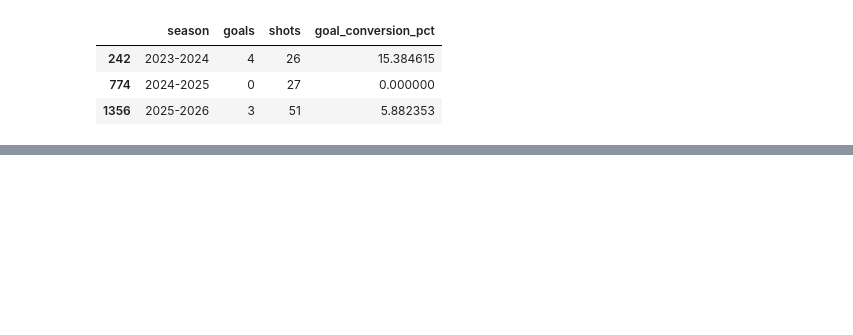
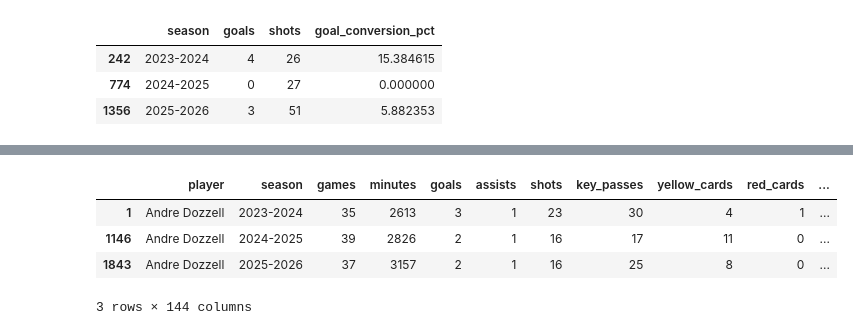
Before and after one commit to willwalker7/football-recruitment-analytics, a Jupyter notebook: notebooks/data_preprocessing.ipynb, the cells around one changed output, grey strips where cells are left out. Saved outputs shown, nothing was run; the diff lists cells and outputs as text; code cells hidden in the pictures; blank space fills up the shorter version.

Commit message:
update1: df_all_comps_processed

```diff
--- a/notebooks/data_preprocessing.ipynb
+++ b/notebooks/data_preprocessing.ipynb
@@ -1276,0 +1308,14 @@ df_domestic_processed.to_csv(
+# %%
+ALL_COMPS = [comp for comp in df["league"].value_counts().index if comp != 'All Competitions']
+# %%
+df_all_comps = df_domestic = df[df["league"].isin(ALL_COMPS)].copy()
+# %%
+df_all_comps_processed = aggregate_player_season(df_all_comps)
+# %%
+df_all_comps_processed[df_all_comps_processed['player'] == 'Andre Dozzell']
+# %% [output]
+|  | player | season | games | minutes | goals | assists | shots | key_passes | yellow_cards | red_cards | ... |
+| 1 | Andre Dozzell | 2023-2024 | 35 | 2613 | 3 | 1 | 23 | 30 | 4 | 1 | ... |
+| 1146 | Andre Dozzell | 2024-2025 | 39 | 2826 | 2 | 1 | 16 | 17 | 11 | 0 | ... |
+| 1843 | Andre Dozzell | 2025-2026 | 37 | 3157 | 2 | 1 | 16 | 25 | 8 | 0 | ... |
+3 rows × 144 columns
```
Also changed, not shown: parts of 3 cells of this notebook, 1 other file.
